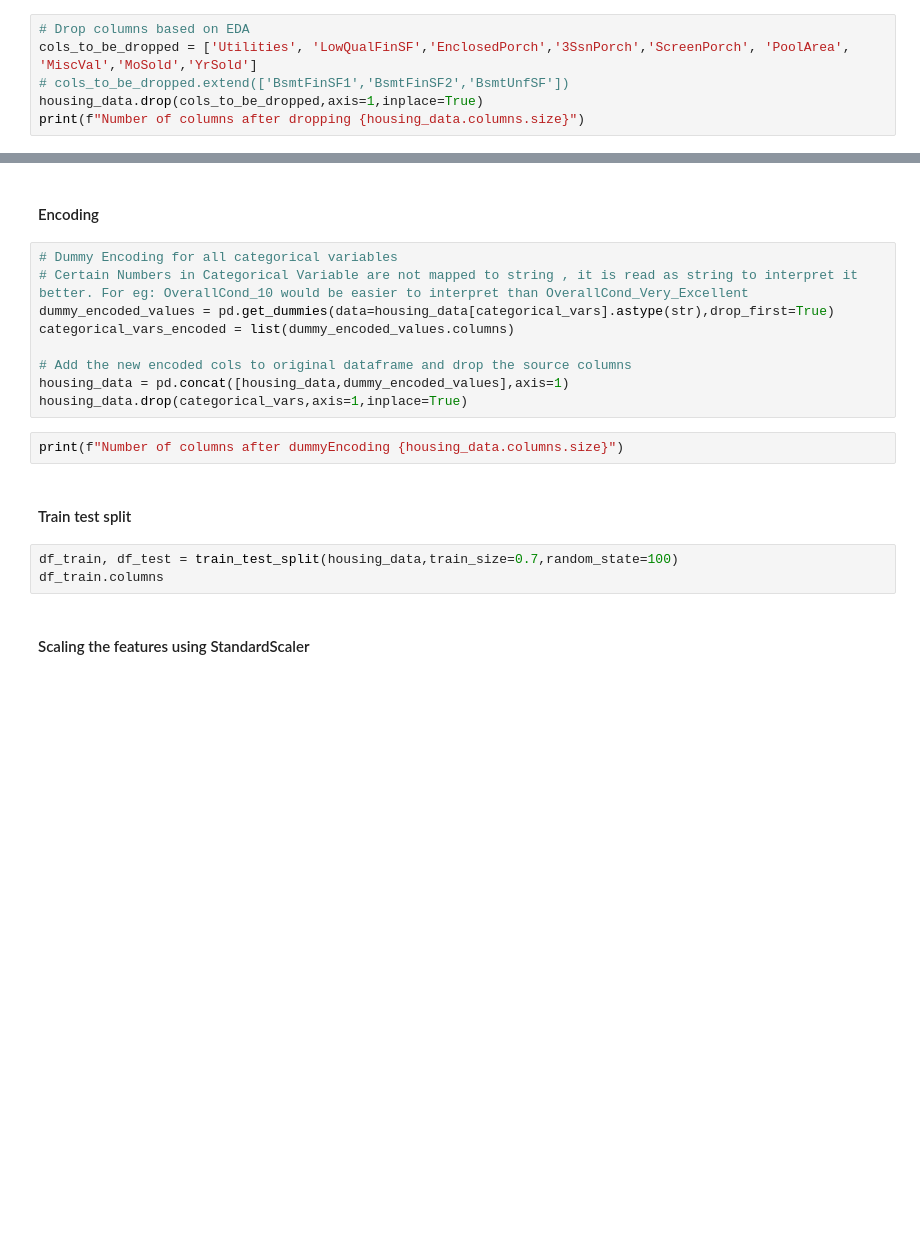
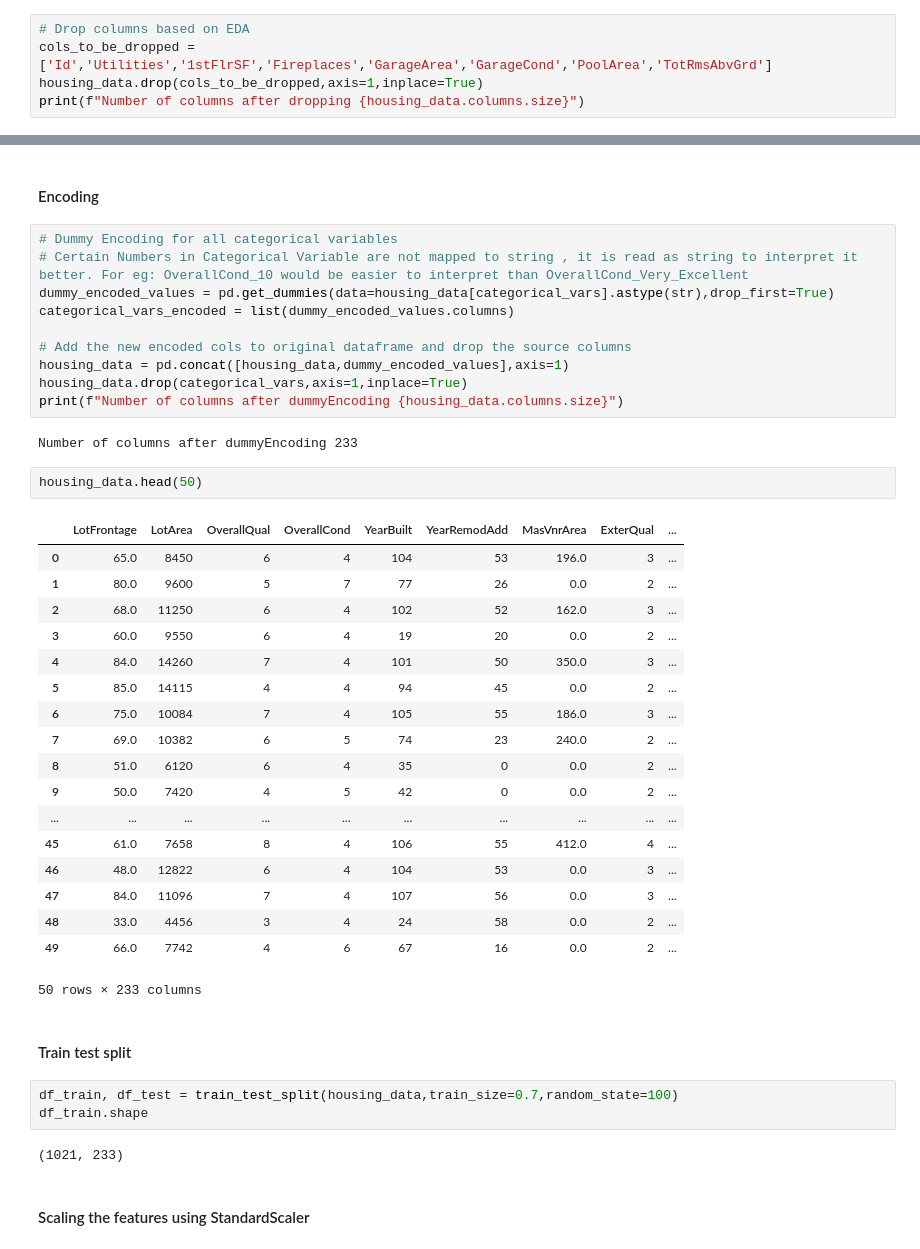
Before and after one commit to SathishKumarRamasamy/advance-regression-assignment, a Jupyter notebook: advanced-regression-assignment.ipynb, the cells around one changed output, grey strips where cells are left out. Cells and saved outputs as stored; diff of their text form; blank space fills up the shorter version.

```diff
--- a/advanced-regression-assignment.ipynb
+++ b/advanced-regression-assignment.ipynb
@@ -2254,6 +2245,5 @@ plt.show()
 # %%
 # Drop columns based on EDA
-cols_to_be_dropped = ['Utilities', 'LowQualFinSF','EnclosedPorch','3SsnPorch','ScreenPorch', 'PoolArea', 'MiscVal','MoSold','YrSold']
-# cols_to_be_dropped.extend(['BsmtFinSF1','BsmtFinSF2','BsmtUnfSF'])
+cols_to_be_dropped = ['Id','Utilities','1stFlrSF','Fireplaces','GarageArea','GarageCond','PoolArea','TotRmsAbvGrd']
 housing_data.drop(cols_to_be_dropped,axis=1,inplace=True)
 print(f"Number of columns after dropping {housing_data.columns.size}")
@@ -2274,13 +2266,37 @@ categorical_vars_encoded = list(dummy_encoded_values.columns)
 # Add the new encoded cols to original dataframe and drop the source columns
 housing_data = pd.concat([housing_data,dummy_encoded_values],axis=1)
 housing_data.drop(categorical_vars,axis=1,inplace=True)
+print(f"Number of columns after dummyEncoding {housing_data.columns.size}")
+# %% [output]
+Number of columns after dummyEncoding 233
-# %%
-print(f"Number of columns after dummyEncoding {housing_data.columns.size}")
+# %%
+housing_data.head(50)
+# %% [output]
+|  | LotFrontage | LotArea | OverallQual | OverallCond | YearBuilt | YearRemodAdd | MasVnrArea | ExterQual | ... |
+| 0 | 65.0 | 8450 | 6 | 4 | 104 | 53 | 196.0 | 3 | ... |
+| 1 | 80.0 | 9600 | 5 | 7 | 77 | 26 | 0.0 | 2 | ... |
+| 2 | 68.0 | 11250 | 6 | 4 | 102 | 52 | 162.0 | 3 | ... |
+| 3 | 60.0 | 9550 | 6 | 4 | 19 | 20 | 0.0 | 2 | ... |
+| 4 | 84.0 | 14260 | 7 | 4 | 101 | 50 | 350.0 | 3 | ... |
+| 5 | 85.0 | 14115 | 4 | 4 | 94 | 45 | 0.0 | 2 | ... |
+| 6 | 75.0 | 10084 | 7 | 4 | 105 | 55 | 186.0 | 3 | ... |
+| 7 | 69.0 | 10382 | 6 | 5 | 74 | 23 | 240.0 | 2 | ... |
+| 8 | 51.0 | 6120 | 6 | 4 | 35 | 0 | 0.0 | 2 | ... |
+| 9 | 50.0 | 7420 | 4 | 5 | 42 | 0 | 0.0 | 2 | ... |
+| ... | ... | ... | ... | ... | ... | ... | ... | ... | ... |
+| 45 | 61.0 | 7658 | 8 | 4 | 106 | 55 | 412.0 | 4 | ... |
+| 46 | 48.0 | 12822 | 6 | 4 | 104 | 53 | 0.0 | 3 | ... |
+| 47 | 84.0 | 11096 | 7 | 4 | 107 | 56 | 0.0 | 3 | ... |
+| 48 | 33.0 | 4456 | 3 | 4 | 24 | 58 | 0.0 | 2 | ... |
+| 49 | 66.0 | 7742 | 4 | 6 | 67 | 16 | 0.0 | 2 | ... |
+50 rows × 233 columns
 # %% [markdown]
 #### Train test split
 # %%
 df_train, df_test = train_test_split(housing_data,train_size=0.7,random_state=100)
-df_train.columns
+df_train.shape
+# %% [output]
+(1021, 233)
 # %% [markdown]
 #### Scaling the features using StandardScaler
 # %%
```
Also changed, not shown: parts of 30 cells of this notebook.
